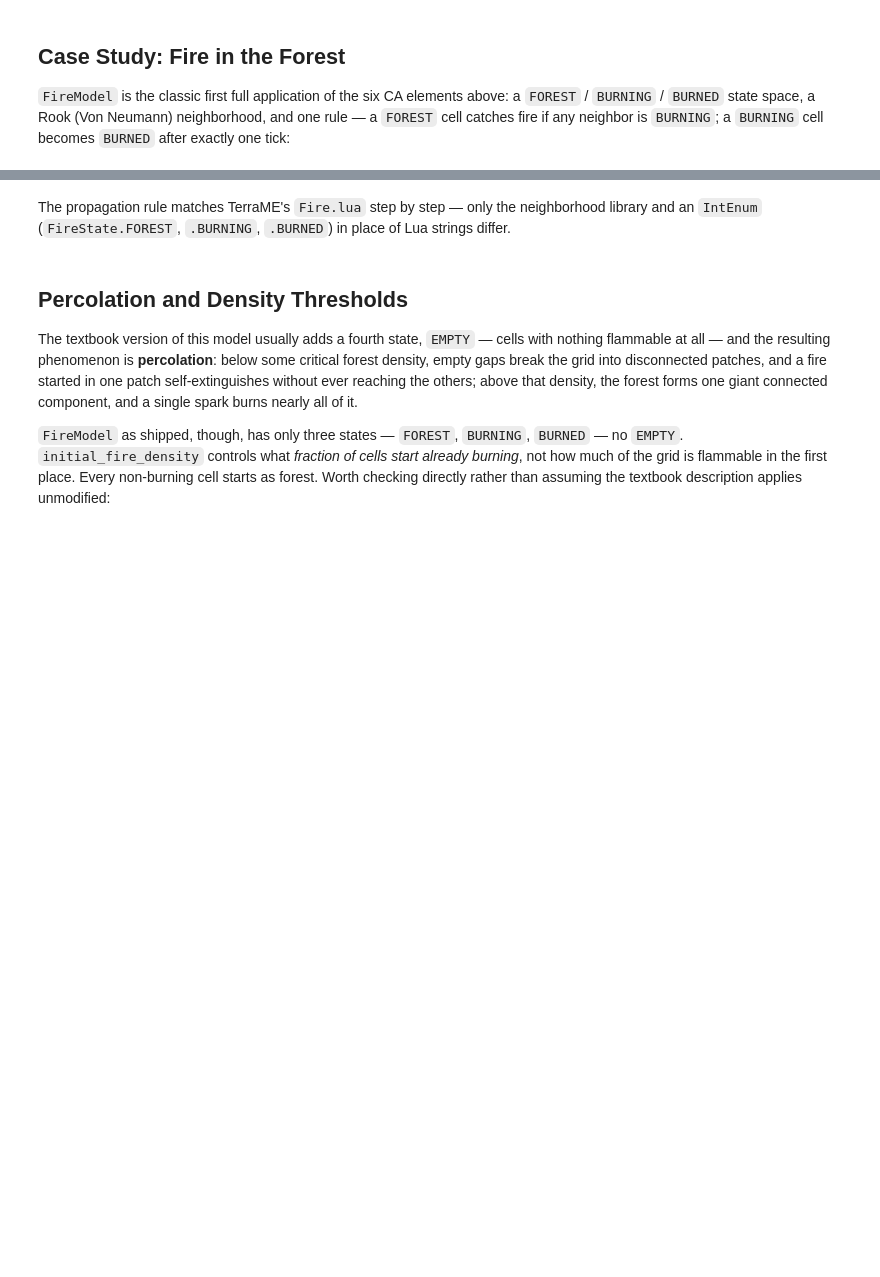
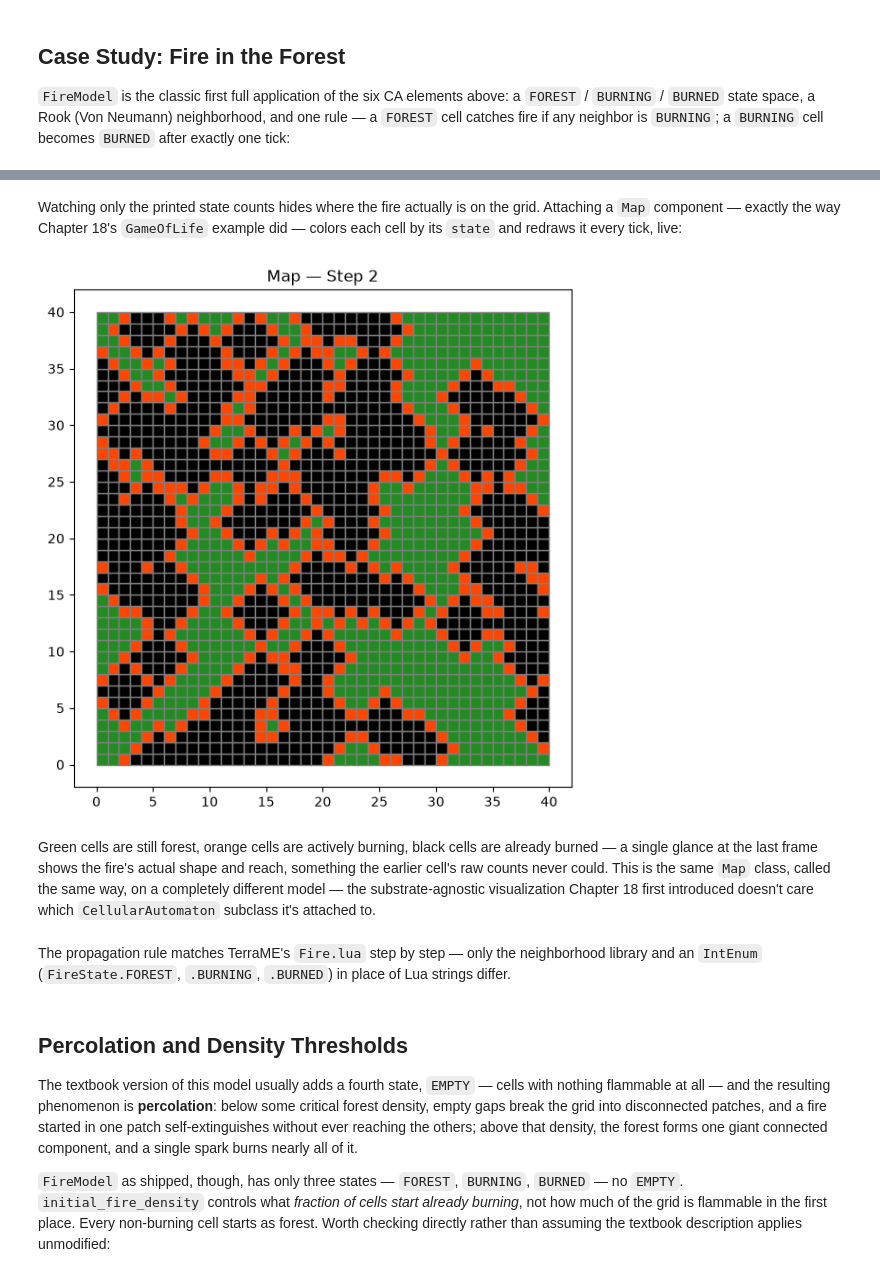
Before and after one commit to LambdaGeo/geospatial-modeling-python, a Jupyter notebook: docs/part4/ch21_ca_dissmodel.ipynb, the cells around one changed output, grey strips where cells are left out. Saved outputs shown, nothing was run; the diff lists cells and outputs as text; code cells hidden in the pictures; blank space fills up the shorter version.

```diff
--- a/docs/part4/ch21_ca_dissmodel.ipynb
+++ b/docs/part4/ch21_ca_dissmodel.ipynb
@@ -85,3 +93,22 @@ print("After 30 ticks:", gdf["state"].value_counts().to_dict())
+# %% [markdown]
+Watching only the printed state counts hides where the fire actually is on the grid. Attaching a `Map` component — exactly the way Chapter 18's `GameOfLife` example did — colors each cell by its `state` and redraws it every tick, live:
+# %%
+from dissmodel.visualization import Map
+from matplotlib.colors import ListedColormap
+
+gdf = vector_grid(dimension=(40, 40), resolution=1, attrs={"state": 0})
+env = Environment(start_time=0, end_time=2)
+fire = FireModel(gdf=gdf, initial_fire_density=0.05, seed=42)
+fire.initialize()
+
+cmap = ListedColormap(["forestgreen", "orangered", "black"])
+Map(gdf=gdf, plot_params={"column": "state", "cmap": cmap, "ec": "gray", "vmin": 0, "vmax": 2})
+
+env.run()
+# %% [output]
+[figure, added]
+# %% [markdown]
+Green cells are still forest, orange cells are actively burning, black cells are already burned — a single glance at the last frame shows the fire's actual shape and reach, something the earlier cell's raw counts never could. This is the same `Map` class, called the same way, on a completely different model — the substrate-agnostic visualization Chapter 18 first introduced doesn't care which `CellularAutomaton` subclass it's attached to.
 # %% [markdown]
 The propagation rule matches TerraME's `Fire.lua` step by step — only the neighborhood library and an `IntEnum` (`FireState.FOREST`, `.BURNING`, `.BURNED`) in place of Lua strings differ.
 # %% [markdown]
```
Also changed, not shown: parts of 4 cells of this notebook, 11 other files.
